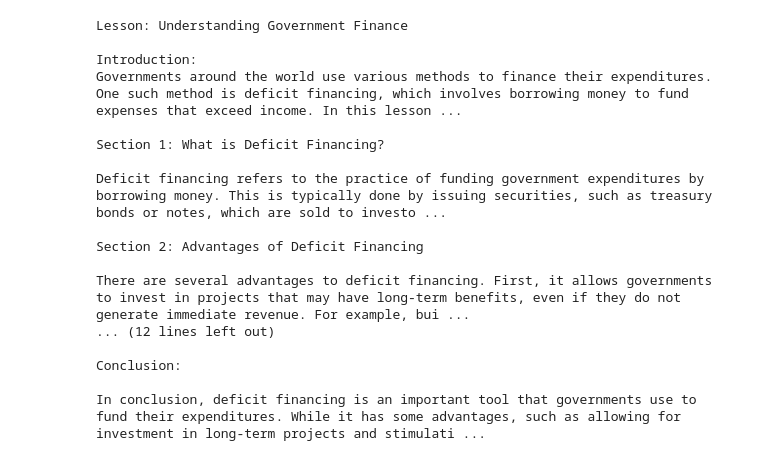
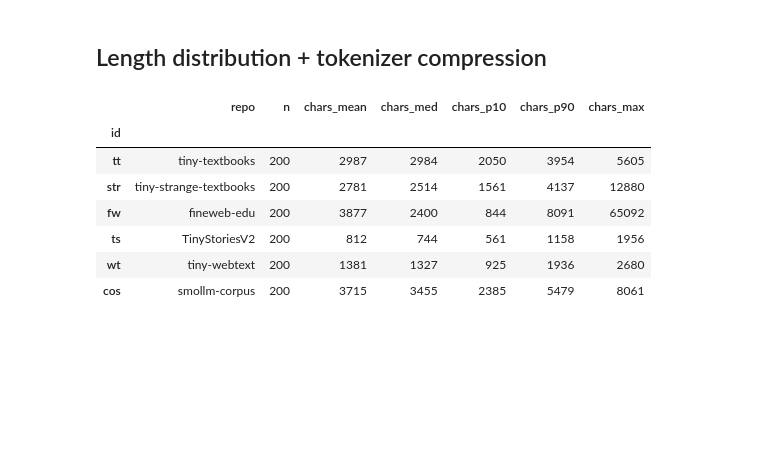
Before and after one commit to karanravindra/chimera, a Jupyter notebook: projects/tinylm/data/main.ipynb, the cells around one changed output. Cells and saved outputs as stored; diff of their text form; code cells hidden in the pictures; blank space fills up the shorter version.

```diff
--- a/projects/tinylm/data/main.ipynb
+++ b/projects/tinylm/data/main.ipynb
@@ -7,9 +73,5 @@ from chimera.data import (
 # %%
-textbooks = TinyTextbooksDataModule(
-    data_dir="/mnt/ai/data",
-    add_bos=True,
-    max_train_tokens=500_000_000,
-    max_val_tokens=500_000,
-)
-
-ds = textbooks._load_dataset("train")
+# Pull one sample per source once (streamed); every cell below reuses this.
+N = 200
+rows_by = {sid: peek(dm, N) for sid, dm in SOURCES.items()}
+{sid: len(v) for sid, v in rows_by.items()}
@@ -16,6 +82,11 @@ ds = textbooks._load_dataset("train")
 # %%
-print("idx, title")
-for i in range(1000):
-    if "plant " in ds["textbook"][i]:
-        print(i, ds["textbook"][i].split("\n")[0])
+# Schema + the first document of each source — see the register/format at a glance.
+for sid, dm in SOURCES.items():
+    r = rows_by[sid][0]
+    print(f"{'=' * WIDTH}\n[{sid}]  {dm.HF_REPO}")
+    print(f"  columns      : {list(r.keys())}")
+    print(f"  text field(s): {dm.TEXT_COLUMNS or dm.TEXT_COLUMN}")
+    print("-" * WIDTH)
+    print(wrap(dm._row_text(r)[:2000] + ("..." if len(dm._row_text(r)) > 2000 else "")))
+    print()
 # %% [output]
@@ -39,21 +110,30 @@ idx, title
+# %% [markdown]
+## Length distribution + tokenizer compression
 # %%
-print(ds[0]["textbook"])
+# Document-length distribution (one document = one training example, pre-packing).
+recs = []
+for sid, dm in SOURCES.items():
+    lens = np.array([len(dm._row_text(r)) for r in rows_by[sid]])
+    recs.append(
+        {
+            "id": sid,
+            "repo": dm.HF_REPO.split("/")[-1],
+            "n": len(lens),
+            "chars_mean": int(lens.mean()),
+            "chars_med": int(np.median(lens)),
+            "chars_p10": int(np.percentile(lens, 10)),
+            "chars_p90": int(np.percentile(lens, 90)),
+            "chars_max": int(lens.max()),
+        }
+    )
+pd.DataFrame(recs).set_index("id")
 # %% [output]
-Lesson: Understanding Government Finance
-
-Introduction:
-Governments around the world use various methods to finance their expenditures. One such method is deficit financing, which involves borrowing money to fund expenses that exceed income. In this lesson ...
-
-Section 1: What is Deficit Financing?
-
-Deficit financing refers to the practice of funding government expenditures by borrowing money. This is typically done by issuing securities, such as treasury bonds or notes, which are sold to investo ...
-
-Section 2: Advantages of Deficit Financing
-
-There are several advantages to deficit financing. First, it allows governments to invest in projects that may have long-term benefits, even if they do not generate immediate revenue. For example, bui ...
-... (12 lines left out)
-
-Conclusion:
-
-In conclusion, deficit financing is an important tool that governments use to fund their expenditures. While it has some advantages, such as allowing for investment in long-term projects and stimulati ...
+|  | repo | n | chars_mean | chars_med | chars_p10 | chars_p90 | chars_max |
+| id |  |  |  |  |  |  |  |
+| tt | tiny-textbooks | 200 | 2987 | 2984 | 2050 | 3954 | 5605 |
+| str | tiny-strange-textbooks | 200 | 2781 | 2514 | 1561 | 4137 | 12880 |
+| fw | fineweb-edu | 200 | 3877 | 2400 | 844 | 8091 | 65092 |
+| ts | TinyStoriesV2 | 200 | 812 | 744 | 561 | 1158 | 1956 |
+| wt | tiny-webtext | 200 | 1381 | 1327 | 925 | 1936 | 2680 |
+| cos | smollm-corpus | 200 | 3715 | 3455 | 2385 | 5479 | 8061 |
 # %%
```
Also changed, not shown: parts of 11 cells of this notebook, 7 other files.
